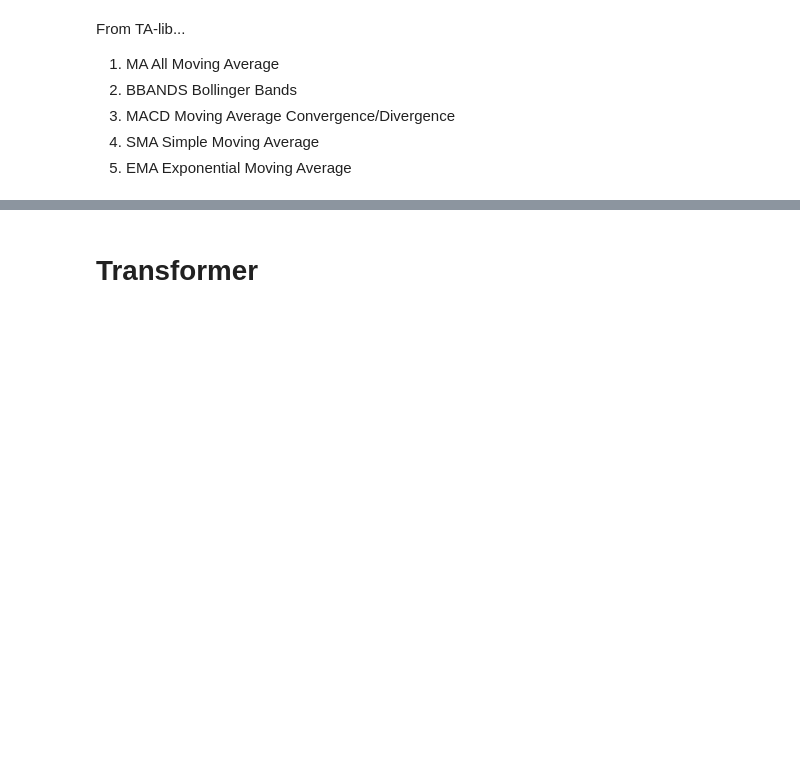
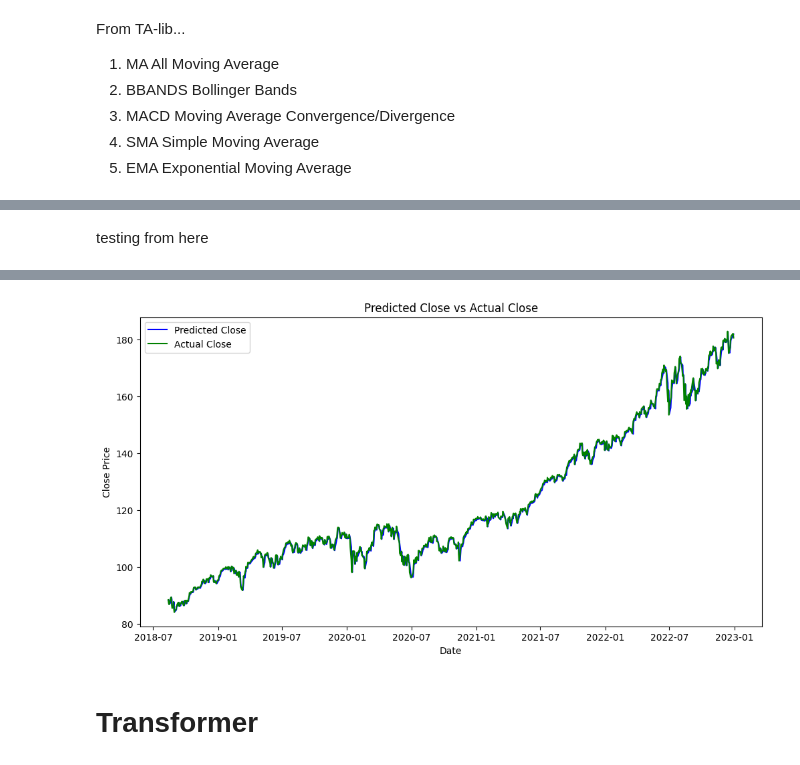
Before and after one commit to yunmokoo/SPY-Forecast_MARS_LSTM, a Jupyter notebook: SPY.ipynb, the cells around one changed output, grey strips where cells are left out. Saved outputs shown, nothing was run; the diff lists cells and outputs as text; code cells hidden in the pictures; blank space fills up the shorter version.

```diff
--- a/SPY.ipynb
+++ b/SPY.ipynb
@@ -167,0 +218,39 @@ def initiate_seq(data, seq_len):
+# %%
+model = Sequential()
+model.add(LSTM(50, input_shape=(seq_len, 1)))
+
+
+model.add(Dense(512, activation = 'relu'))
+model.add(Dense(256, activation = 'relu'))
+model.add(Dense(128, activation = 'relu'))
+model.add(Dense(64, activation = 'relu'))
+model.add(Dense(32, activation = 'relu'))
+model.add(Dense(16, activation = 'relu'))
+model.add(Dense(1))
+
+model.compile(optimizer = 'adam', loss= 'mse')
+# %% [markdown]
+testing from here
+# %%
+X_train = X_train.reshape((X_train.shape[0], X_train.shape[1], 1))
+X_val = X_val.reshape((X_val.shape[0], X_val.shape[1], 1))
+X_test = X_test.reshape((X_test.shape[0], X_test.shape[1], 1))
+# %%
+history = model.fit(X_train, y_train, epochs=50, batch_size=32, validation_data=(X_val, y_val), verbose=1)
+
+predicted_scaled = model.predict(X_test)
+predicted_close = scaler.inverse_transform(predicted_scaled)
+actual_close = scaler.inverse_transform(y_test)
+
+
+plt.figure(figsize=(12, 6))
+plt.plot(df.index[-len(predicted_close):], predicted_close, label='Predicted Close', color='b')
+plt.plot(df.index[-len(predicted_close):], actual_close, label='Actual Close', color='g')
+plt.xlabel('Date')
+plt.ylabel('Close Price')
+plt.title('Predicted Close vs Actual Close')
+plt.legend()
+
+
+plt.show()
+# %% [output]
@@ -168,3 +274,4 @@ def initiate_seq(data, seq_len):
+[figure, added]
 # %% [markdown]
 # Transformer
 # %%
```
Also changed, not shown: parts of 7 cells of this notebook.
